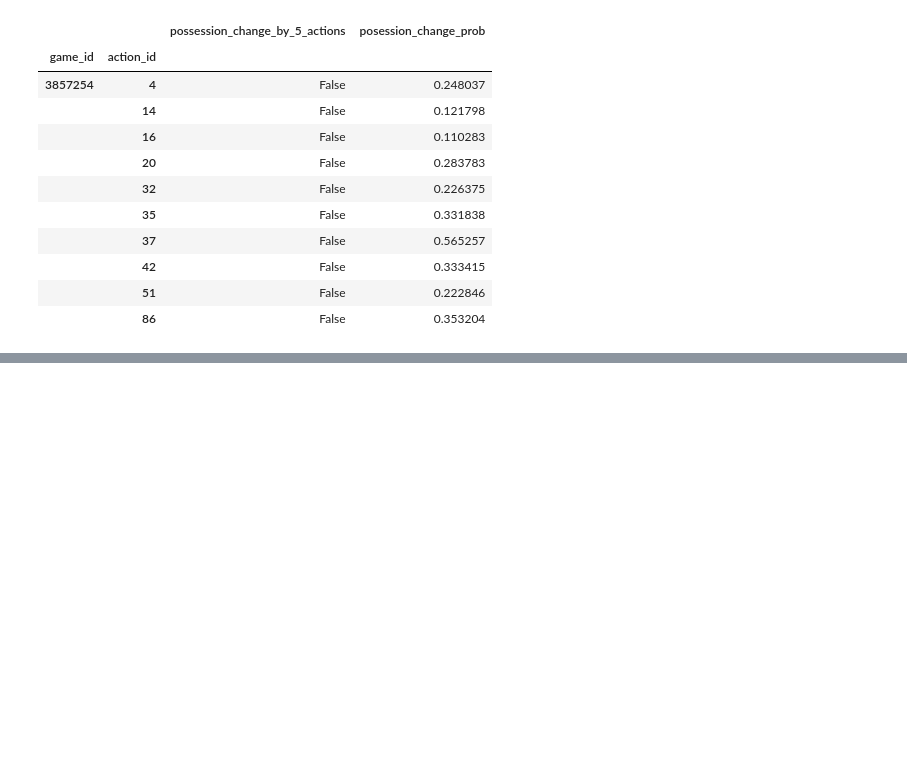
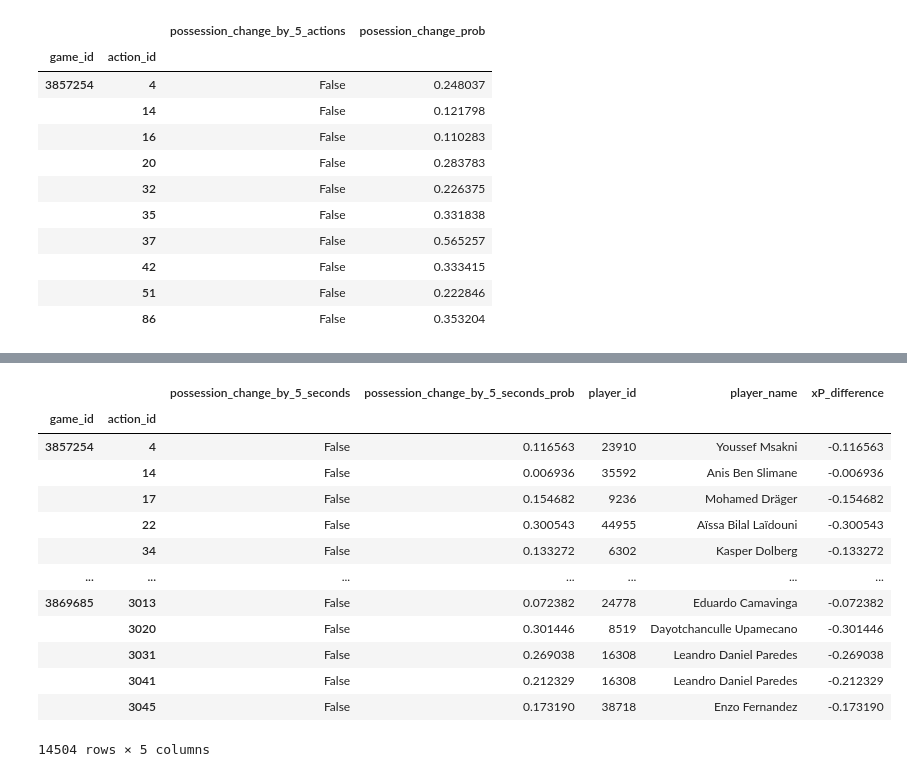
Before and after one commit to leemingo/sr-press, a Jupyter notebook: notebook/App 2)Press_point_by_player_22WC.ipynb, the cells around one changed output, grey strips where cells are left out. Cells and saved outputs as stored; diff of their text form; code cells hidden in the pictures; blank space fills up the shorter version.

```diff
--- a/notebook/App 2)Press_point_by_player_22WC.ipynb
+++ b/notebook/App 2)Press_point_by_player_22WC.ipynb
@@ -259,3 +295,7 @@ new.head(10)
 |  | 42 | False | 0.333415 |
 |  | 51 | False | 0.222846 |
 |  | 86 | False | 0.353204 |
+# %%
+loaded_teams_df=pd.read_csv('WC_test_player_id.csv')
+new['player_id']=loaded_teams_df['player_id'].values
+new
@@ -262,9 +317,24 @@ new.head(10)
 # %%
 import json
-with open('teams_2_id.json', 'r', encoding='utf-8') as file:
+with open('players_2_id.json', 'r', encoding='utf-8') as file:
     team_mapping = json.load(file)
-new['team_name'] = new['team_id'].astype(str).map(team_mapping)
-new['xP_difference'] =  new['possession_change_by_seconds'] - new['posession_change_prob']
+new['player_name'] = new['player_id'].astype(str).map(team_mapping)
+new['xP_difference'] =  new[f"{component.label[0]}"] - new[f"{component.label[0]}_prob"]
 new
+# %% [output]
+|  |  | possession_change_by_5_seconds | possession_change_by_5_seconds_prob | player_id | player_name | xP_difference |
+| game_id | action_id |  |  |  |  |  |
+| 3857254 | 4 | False | 0.116563 | 23910 | Youssef Msakni | -0.116563 |
+|  | 14 | False | 0.006936 | 35592 | Anis Ben Slimane | -0.006936 |
+|  | 17 | False | 0.154682 | 9236 | Mohamed Dräger | -0.154682 |
+|  | 22 | False | 0.300543 | 44955 | Aïssa Bilal Laïdouni | -0.300543 |
+|  | 34 | False | 0.133272 | 6302 | Kasper Dolberg | -0.133272 |
+| ... | ... | ... | ... | ... | ... | ... |
+| 3869685 | 3013 | False | 0.072382 | 24778 | Eduardo Camavinga | -0.072382 |
+|  | 3020 | False | 0.301446 | 8519 | Dayotchanculle Upamecano | -0.301446 |
+|  | 3031 | False | 0.269038 | 16308 | Leandro Daniel Paredes | -0.269038 |
+|  | 3041 | False | 0.212329 | 16308 | Leandro Daniel Paredes | -0.212329 |
+|  | 3045 | False | 0.173190 | 38718 | Enzo Fernandez | -0.173190 |
+14504 rows × 5 columns
 # %%
 # 1. 팀당 pressing point 합 구하기
```
Also changed, not shown: parts of 17 cells of this notebook.
